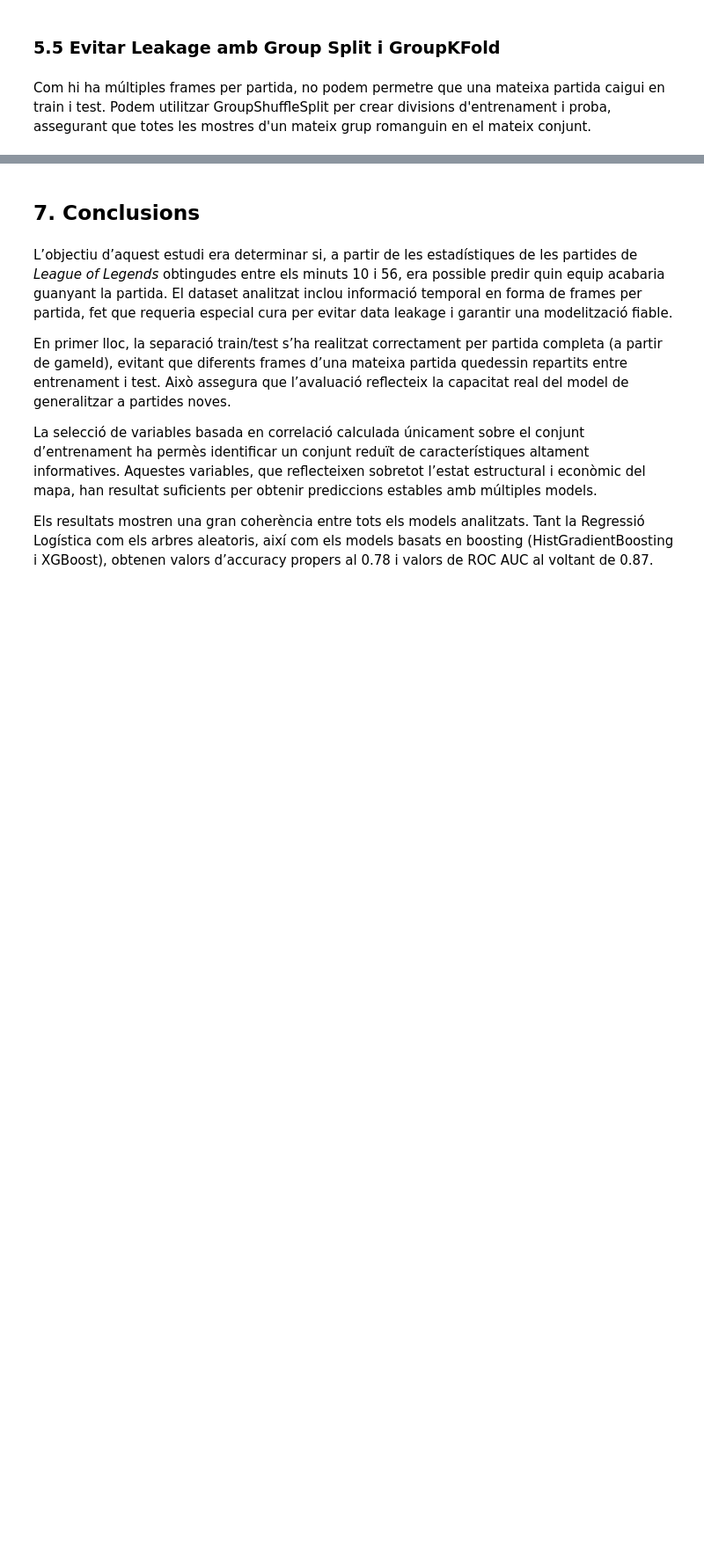
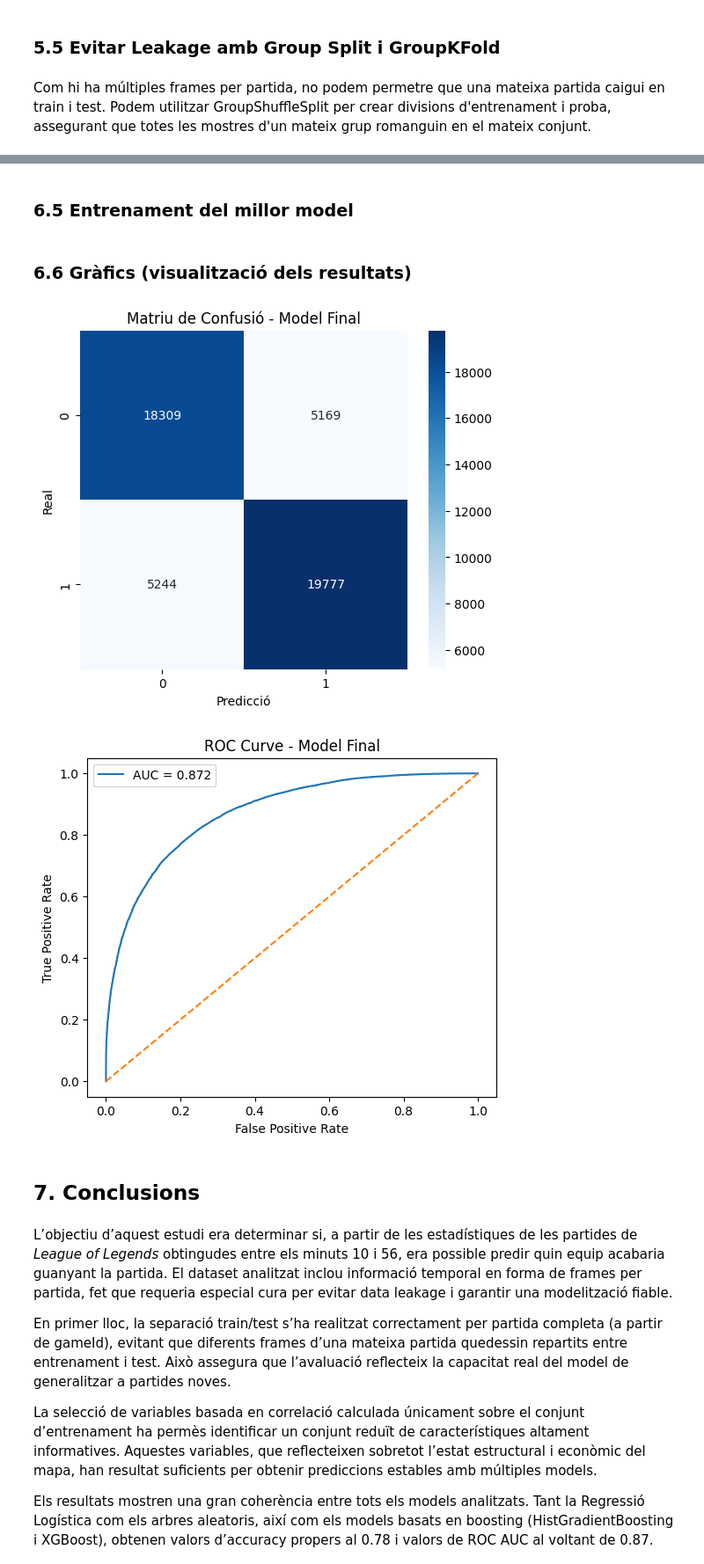
Before and after one commit to NIU1634990/kaggle_lol, a Jupyter notebook: kaggle.ipynb, the cells around one changed output, grey strips where cells are left out. Shown at 88% size. Drawn from its saved outputs; the diff is of its cells as text; code cells hidden in the pictures; blank space fills up the shorter version.

```diff
--- a/kaggle.ipynb
+++ b/kaggle.ipynb
@@ -1063,23 +1066,5 @@ for train_idx, test_idx in gss.split(X, y, groups):
     y_train, y_test = y.iloc[train_idx], y.iloc[test_idx]
 
 gkf = GroupKFold(n_splits=5)
-# %%
-# Separació train/test per partida (no per frame!)
-unique_games = df['gameId'].unique()
-train_games, test_games = train_test_split(unique_games, test_size=0.2, random_state=42)
-
-train_df = df[df['gameId'].isin(train_games)].copy()
-test_df = df[df['gameId'].isin(test_games)].copy()
-
-# Selecció de variables útils només amb el train
-correlation_with_target = train_df.corr()['hasWon'].sort_values(ascending=False)
-correlation_threshold = 0.19
-useful_columns = [col for col in correlation_with_target.index if abs(correlation_with_target[col]) > correlation_threshold and col != 'hasWon'] # Les mateixes que abans
-
-# Train/test splits
-Xu_train = train_df[useful_columns]
-Xu_test = test_df[useful_columns]
-y_train = train_df['hasWon']
-y_test = test_df['hasWon']
 # %% [markdown]
 ## **6. Models de classificació i predicció**
@@ -1215,3 +1320,37 @@ Les corbes ROC mostren la capacitat discriminativa dels models per distingir ent
+# %% [markdown]
+### 6.5 Entrenament del millor model
+# %%
+best_model = models["XGBoost"]
+best_model.fit(X_train, y_train)
+
+y_pred = best_model.predict(X_test)
+y_prob = best_model.predict_proba(X_test)[:,1]
+# %% [markdown]
+### 6.6 Gràfics (visualització dels resultats)
+# %%
+cm = confusion_matrix(y_test, y_pred)
+
+plt.figure(figsize=(6,5))
+sns.heatmap(cm, annot=True, fmt="d", cmap="Blues")
+plt.xlabel("Predicció")
+plt.ylabel("Real")
+plt.title("Matriu de Confusió - Model Final")
+plt.show()
+
+fpr, tpr, _ = roc_curve(y_test, y_prob)
+roc_auc = auc(fpr, tpr)
+
+plt.figure(figsize=(6,5))
+plt.plot(fpr, tpr, label=f"AUC = {roc_auc:.3f}")
+plt.plot([0,1], [0,1], linestyle="--")
+plt.xlabel("False Positive Rate")
+plt.ylabel("True Positive Rate")
+plt.title("ROC Curve - Model Final")
+plt.legend()
+plt.show()
+# %% [output]
+[figure, added]
+[figure, added]
 # %% [markdown]
 ## **7. Conclusions**
 # %% [markdown]
```
Also changed, not shown: parts of 26 cells of this notebook.
